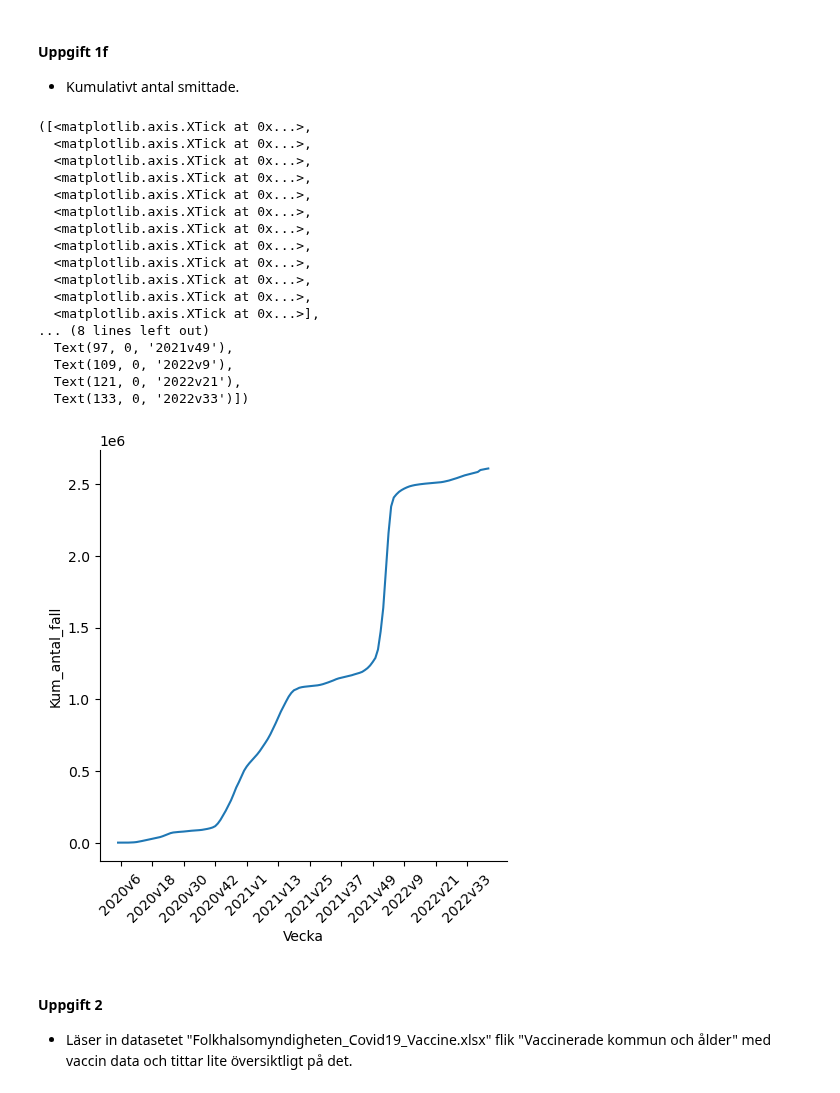
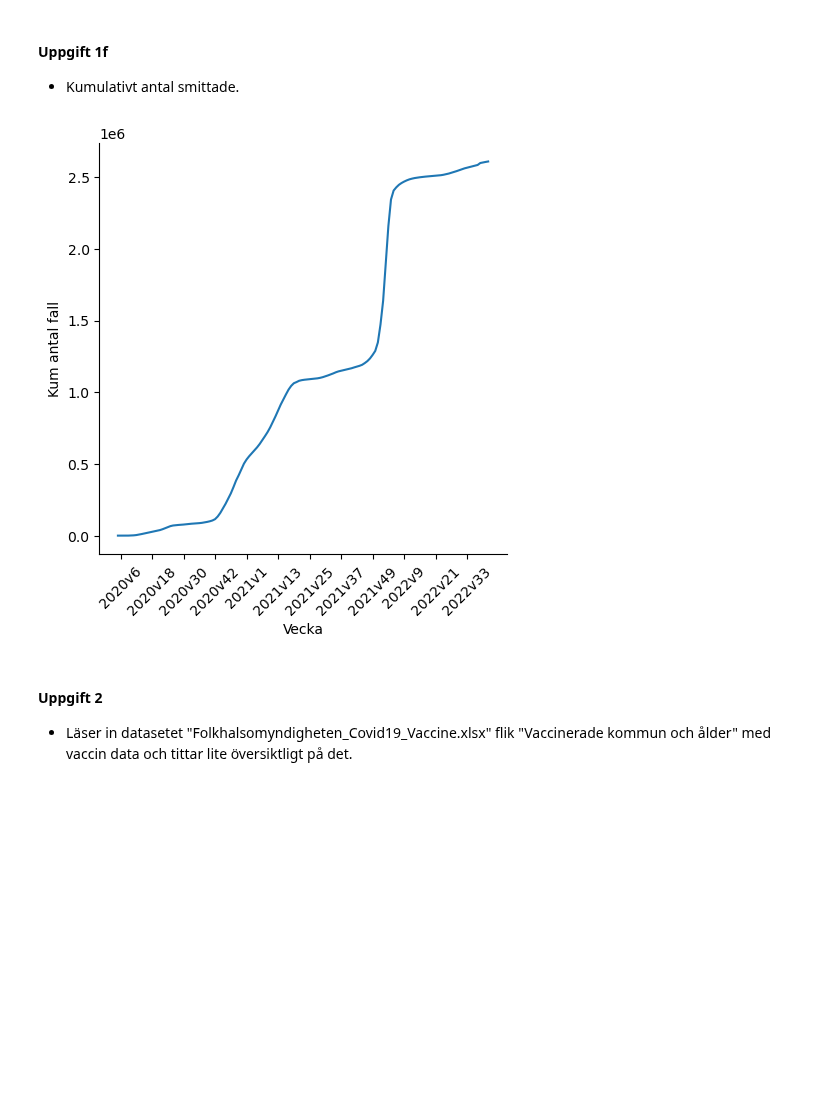
Before and after one commit to dancla240/Databehandling_Daniel_Claesson, a Jupyter notebook: Lab1/Lab1_Daniel_Claesson.ipynb, the cells around one changed output. Drawn from its saved outputs; the diff is of its cells as text; code cells hidden in the pictures; blank space fills up the shorter version.

```diff
--- a/Lab1/Lab1_Daniel_Claesson.ipynb
+++ b/Lab1/Lab1_Daniel_Claesson.ipynb
@@ -112,7 +112,7 @@ covid['år'] = covid['år'].astype(int)
 covid['veckonummer'] = covid['veckonummer'].astype(int)
 
 # döper om valda kolumner
-covid.rename(columns={'Antal_fall_vecka':'Antal fall per vecka','Antal_avlidna_vecka':'Antal avlidna per vecka'}, inplace=True)
+covid.rename(columns={'Antal_fall_vecka':'Antal fall per vecka','Antal_avlidna_vecka':'Antal avlidna per vecka','Kum_antal_fall':'Kum antal fall'}, inplace=True)
 
 covid.head()
 # %% [output]
@@ -182,26 +184,10 @@ fig.show()
 - Kumulativt antal smittade.
 # %%
 # 1f Seaborn
-sns.relplot(x='Vecka', y='Kum_antal_fall', kind='line',data=covid)
+sns.relplot(x='Vecka', y='Kum antal fall', kind='line',data=covid)
 plt.xticks(loc[1:-1:12], labels[0:-1:12], rotation=45)
+plt.savefig("Visualiseringar/1f_kum_antal_fall.png")
 # %% [output]
-([<matplotlib.axis.XTick at 0x...>,
-  <matplotlib.axis.XTick at 0x...>,
-  <matplotlib.axis.XTick at 0x...>,
-  <matplotlib.axis.XTick at 0x...>,
-  <matplotlib.axis.XTick at 0x...>,
-  <matplotlib.axis.XTick at 0x...>,
-  <matplotlib.axis.XTick at 0x...>,
-  <matplotlib.axis.XTick at 0x...>,
-  <matplotlib.axis.XTick at 0x...>,
-  <matplotlib.axis.XTick at 0x...>,
-  <matplotlib.axis.XTick at 0x...>,
-  <matplotlib.axis.XTick at 0x...>],
-... (8 lines left out)
-  Text(97, 0, '2021v49'),
-  Text(109, 0, '2022v9'),
-  Text(121, 0, '2022v21'),
-  Text(133, 0, '2022v33')])
-[figure, old version]
+[figure, new version]
 # %%
 # 1f Plotly Express
```
Also changed, not shown: parts of 14 cells of this notebook, 1 other file.
